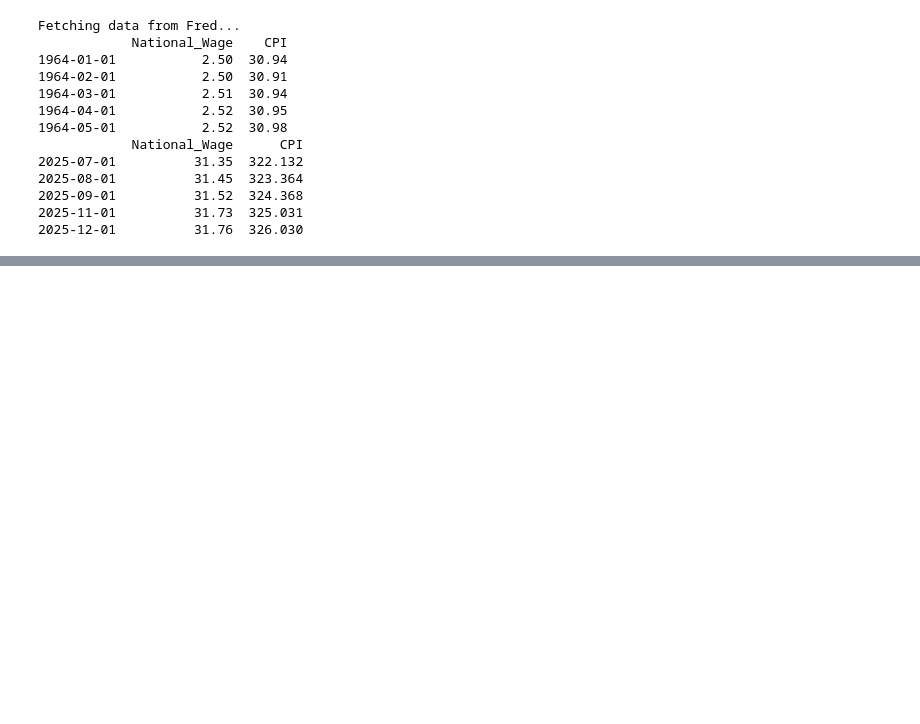
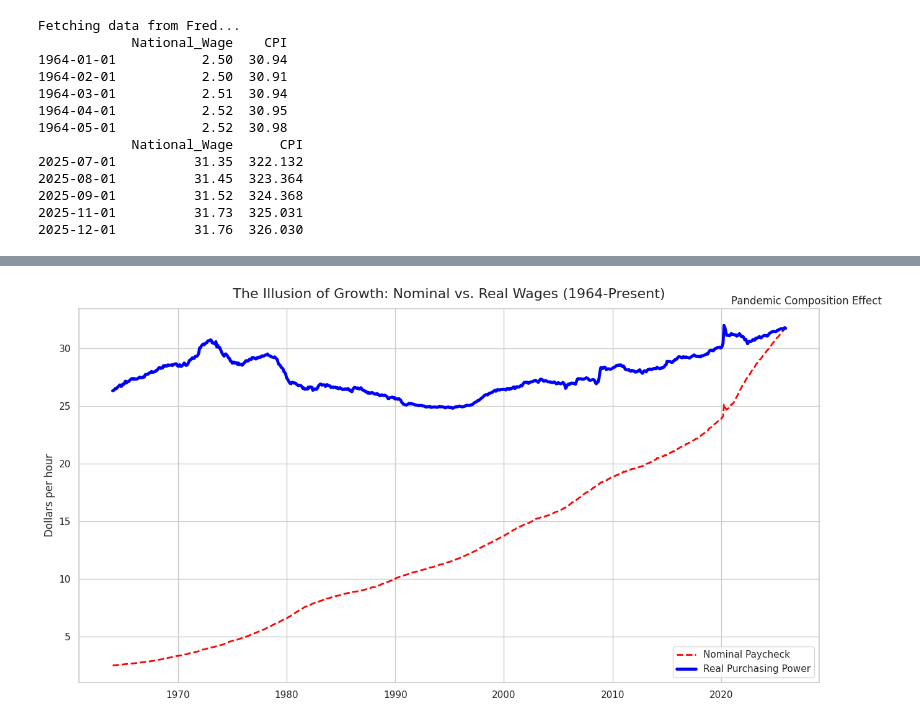
Before and after one commit to guanyuq03/ECON5200-Applied-Data-Analytics-in-Economics, a Jupyter notebook: Class 2/ [Lab_2]_Deflating_History_with_FRED.ipynb, the cells around one changed output, grey strips where cells are left out. Cells and saved outputs as stored; diff of their text form; code cells hidden in the pictures; blank space fills up the shorter version.

```diff
--- a/Class 2/ [Lab_2]_Deflating_History_with_FRED.ipynb
+++ b/Class 2/ [Lab_2]_Deflating_History_with_FRED.ipynb
@@ -42,0 +77,49 @@ Fetching data from Fred...
+# %%
+import matplotlib.pyplot as plt
+import seaborn as sns
+import pandas as pd
+
+# Theme
+sns.set_theme(style="whitegrid")
+
+fig, ax = plt.subplots(figsize=(14, 7))
+
+# Lines
+ax.plot(
+    df.index, df["National_Wage"],
+    linestyle="--", color="red", linewidth=2,
+    label="Nominal Paycheck"
+)
+ax.plot(
+    df.index, df["Real_Wage"],
+    linestyle="-", color="blue", linewidth=3.5,
+    label="Real Purchasing Power"
+)
+
+# Title + labels
+ax.set_title("The Illusion of Growth: Nominal vs. Real Wages (1964-Present)", fontsize=16, pad=12)
+ax.set_xlabel("")
+ax.set_ylabel("Dollars per hour")
+
+# Annotation: 2020 spike (peak within 2020)
+real_2020 = df.loc[(df.index >= "2020-01-01") & (df.index <= "2020-12-31"), "Real_Wage"].dropna()
+
+if not real_2020.empty:
+    spike_date = real_2020.idxmax()
+    spike_value = real_2020.max()
+
+    ax.annotate(
+        "Pandemic Composition Effect",
+        xy=(spike_date, spike_value),
+        xytext=(spike_date + pd.DateOffset(months=8), spike_value * 1.05),
+        arrowprops=dict(arrowstyle="->", lw=1.5),
+        fontsize=12,
+        ha="left",
+        va="bottom"
+    )
+
+ax.legend(frameon=True)
+plt.tight_layout()
+plt.show()
+# %% [output]
+[figure, added]
```
Also changed, not shown: parts of 6 cells of this notebook.
